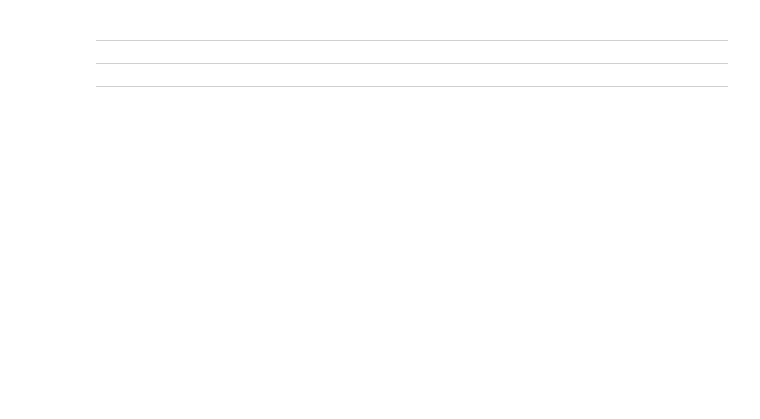
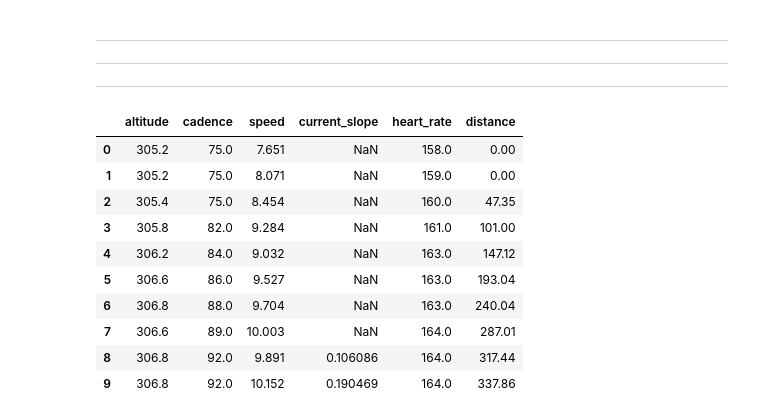
Before and after one commit to MattiaBrocco/estimated-power-watts, a Jupyter notebook: algorithm_development/PowerEstimation_V0.ipynb, the cells around one changed output. Saved outputs shown, nothing was run; the diff lists cells and outputs as text; code cells hidden in the pictures; blank space fills up the shorter version.

```diff
--- a/algorithm_development/PowerEstimation_V0.ipynb
+++ b/algorithm_development/PowerEstimation_V0.ipynb
@@ -311,3 +310,21 @@ output_model_file.to_csv("./model/model_parameters.csv", index = False)
 ---
 ---
 ---
+# %%
+# activities_df[activities_df["Filename"] == "13480236818.fit"]
+
+simulation_file = utils.slice_parquet_activity(activities_df, fit_file_points, "GF IlLombardia")
+# %%
+simulation_file[["altitude", "cadence", "speed", "current_slope", "heart_rate", "distance"]].head(10)
+# %% [output]
+|  | altitude | cadence | speed | current_slope | heart_rate | distance |
+| 0 | 305.2 | 75.0 | 7.651 | NaN | 158.0 | 0.00 |
+| 1 | 305.2 | 75.0 | 8.071 | NaN | 159.0 | 0.00 |
+| 2 | 305.4 | 75.0 | 8.454 | NaN | 160.0 | 47.35 |
+| 3 | 305.8 | 82.0 | 9.284 | NaN | 161.0 | 101.00 |
+| 4 | 306.2 | 84.0 | 9.032 | NaN | 163.0 | 147.12 |
+| 5 | 306.6 | 86.0 | 9.527 | NaN | 163.0 | 193.04 |
+| 6 | 306.8 | 88.0 | 9.704 | NaN | 163.0 | 240.04 |
+| 7 | 306.6 | 89.0 | 10.003 | NaN | 164.0 | 287.01 |
+| 8 | 306.8 | 92.0 | 9.891 | 0.106086 | 164.0 | 317.44 |
+| 9 | 306.8 | 92.0 | 10.152 | 0.190469 | 164.0 | 337.86 |
```
Also changed, not shown: parts of 14 cells of this notebook, 4 other files.
